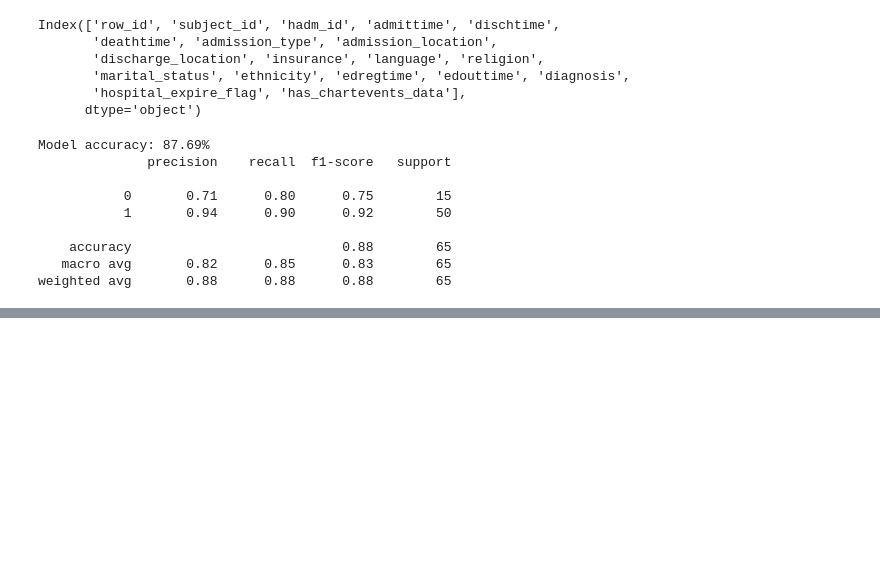
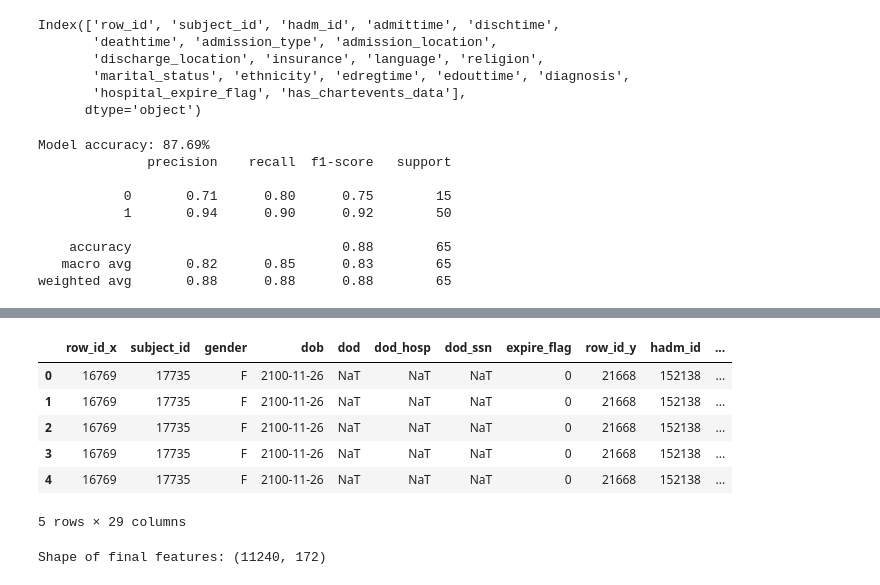
Before and after one commit to szstein22/BD4H_project, a Jupyter notebook: BD4H_project.ipynb, the cells around one changed output, grey strips where cells are left out. Cells and saved outputs as stored; diff of their text form; code cells hidden in the pictures; blank space fills up the shorter version.

```diff
--- a/BD4H_project.ipynb
+++ b/BD4H_project.ipynb
@@ -256,3 +308,6 @@ record_counts = patient_data['subject_id'].value_counts().sort_values(ascending=
 record_counts
 
 patient_data[patient_data['subject_id'] == 41976]
+pd.set_option('display.max_columns', None)
+#print(patient_data.describe())
+#patient_data[['admission_type', 'admission_location', 'discharge_location', 'insurance', 'marital_status', 'religion', 'language', 'gender','age_at_admission','length_of_stay','num_diagnoses','hadm_id','subject_id','row_id_x','row_id_y','tumor','unstable','DEAD/EXPIRE']]
@@ -542,0 +762,32 @@ weighted avg       0.88      0.88      0.88        65
+# %%
+# Step 8: Merge patient features with the embeddings
+# Ensure both patient_features and note_events_embed are using the same hadm_id values
+averaged_embeddings = note_events_embed.groupby(['hadm_id'])['embedding'].apply(lambda x: np.mean(np.vstack(x), axis=0))
+averaged_embeddings = averaged_embeddings.reset_index()
+averaged_embeddings
+patient_embeddings = pd.merge(sampled_patient_data, averaged_embeddings[['hadm_id', 'embedding']],
+                              left_on='hadm_id', right_on='hadm_id', how='left')
+
+#len(patient_embeddings)
+patient_embeddings.head()
+# %% [output]
+|  | row_id_x | subject_id | gender | dob | dod | dod_hosp | dod_ssn | expire_flag | row_id_y | hadm_id | ... |
+| 0 | 16769 | 17735 | F | 2100-11-26 | NaT | NaT | NaT | 0 | 21668 | 152138 | ... |
+| 1 | 16769 | 17735 | F | 2100-11-26 | NaT | NaT | NaT | 0 | 21668 | 152138 | ... |
+| 2 | 16769 | 17735 | F | 2100-11-26 | NaT | NaT | NaT | 0 | 21668 | 152138 | ... |
+| 3 | 16769 | 17735 | F | 2100-11-26 | NaT | NaT | NaT | 0 | 21668 | 152138 | ... |
+| 4 | 16769 | 17735 | F | 2100-11-26 | NaT | NaT | NaT | 0 | 21668 | 152138 | ... |
+5 rows × 29 columns
+# %%
+# --- Step 8: One-hot encode categorical patient features ---
+categorical_cols = ['admission_type', 'insurance', 'marital_status', 'ethnicity', 'gender']
+encoder = OneHotEncoder(sparse_output=False, handle_unknown='ignore')
+encoded_features = encoder.fit_transform(patient_embeddings[categorical_cols])
+
+# Combine the numerical and categorical features with the embeddings
+patient_features_encoded = np.hstack([patient_embeddings[['age']].values, encoded_features, np.vstack(patient_embeddings['embedding'].values)])
+
+# --- Step 9: Check final merged data ---
+print("Shape of final features:", patient_features_encoded.shape)
+# %% [output]
+Shape of final features: (11240, 172)
```
Also changed, not shown: parts of 45 cells of this notebook.
